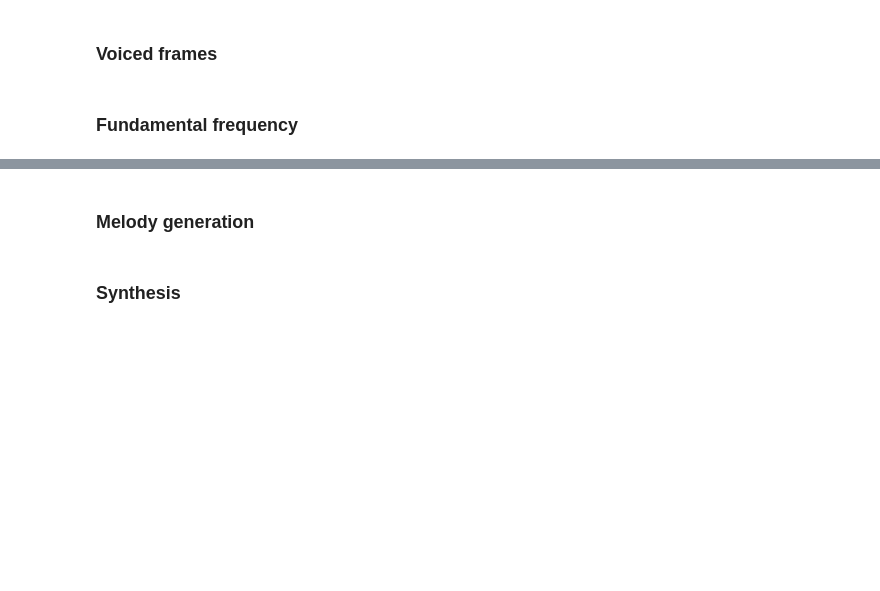
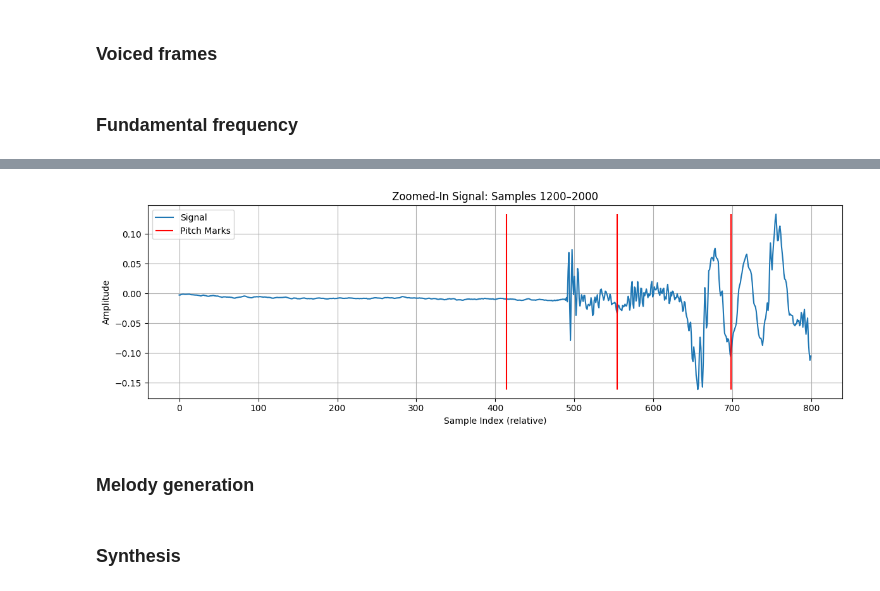
Before and after one commit to Marek324/butfit-zre, a Jupyter notebook: naive_autotune.ipynb, the cells around one changed output, grey strips where cells are left out. Cells and saved outputs as stored; diff of their text form; code cells hidden in the pictures; blank space fills up the shorter version.

```diff
--- a/naive_autotune.ipynb
+++ b/naive_autotune.ipynb
@@ -158,3 +175,83 @@ if PLOT:
+# %%
+def generate_pitch_marks(Lf, vframes, fs, s, fl):
+    Nfr = len(Lf)
+    pitch_marks = []
+
+    # Step 1: Find first voiced frame
+    first_voiced_idx = np.argmax(vframes)
+    if not vframes[first_voiced_idx]:
+        return []
+
+    # Start from center of first voiced frame
+    current_pos = first_voiced_idx * fs + fl // 2
+    pitch_marks.append(current_pos)
+
+    prev_lag = Lf[first_voiced_idx]
+
+    # Step 2: Walk forward using current or previous lag
+    while True:
+        frame_idx = current_pos // fs
+        if frame_idx >= Nfr:
+            break
+
+        if vframes[frame_idx] and Lf[frame_idx] > 0:
+            lag = Lf[frame_idx]
+            prev_lag = lag
+        else:
+            lag = prev_lag
+
+        next_pos = int(current_pos + lag)
+        if next_pos >= len(s):
+            break
+
+        pitch_marks.append(next_pos)
+        current_pos = next_pos
+
+    return np.array(pitch_marks)
+
+
+def refine_to_peak(signal, rough_marks, window=20):
+    refined = []
+    for m in rough_marks:
+        start = max(m - window, 0)
+        end = min(m + window + 1, len(signal))
+        local = signal[start:end]
+        if len(local) == 0:
+            continue
+        peak = np.argmax(np.abs(local))  # <--- abs helps with negative peaks
+        refined.append(start + peak)
+    return np.array(refined)
+
+pitch_marks = generate_pitch_marks(Lf, vframes, (fl-fo), s, fl)
+refined_marks = refine_to_peak(s, pitch_marks, 20)
+
+diffs = np.diff(refined_marks)
+mean_lag = np.median(Lf[vframes == 1])
+clean_marks = refined_marks[np.insert((diffs > 0.5 * mean_lag) & (diffs < 2 * mean_lag), 0, True)]
+
+start = 1200
+end = 2000
+
+# Slice the signal
+zoom_s = s[start:end]
+
+# Find pitch marks in this window
+zoom_marks = [m for m in refined_marks if start <= m < end]
+zoom_marks_relative = [m - start for m in zoom_marks]  # Adjust for plotting
+
+# Plot
+plt.figure(figsize=(12, 4))
+plt.plot(zoom_s, label='Signal')
+plt.vlines(zoom_marks_relative, ymin=zoom_s.min(), ymax=zoom_s.max(), color='red', label='Pitch Marks')
+plt.title(f"Zoomed-In Signal: Samples {start}–{end}")
+plt.xlabel("Sample Index (relative)")
+plt.ylabel("Amplitude")
+plt.legend()
+plt.grid(True)
+plt.tight_layout()
+plt.show()
+# %% [output]
+[figure, added]
 # %% [markdown]
 ### Melody generation
 # %%
```
Also changed, not shown: parts of 6 cells of this notebook.
